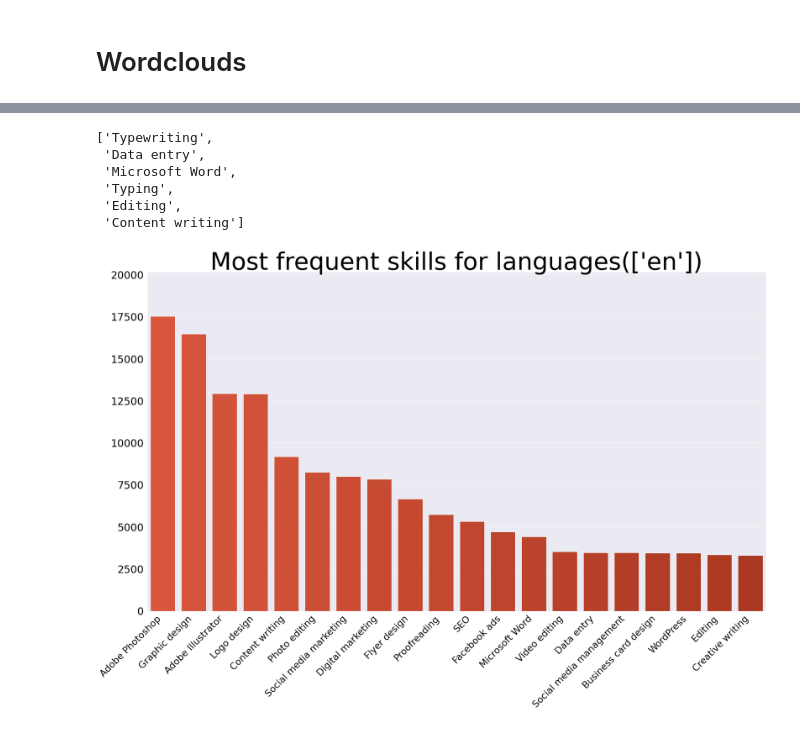
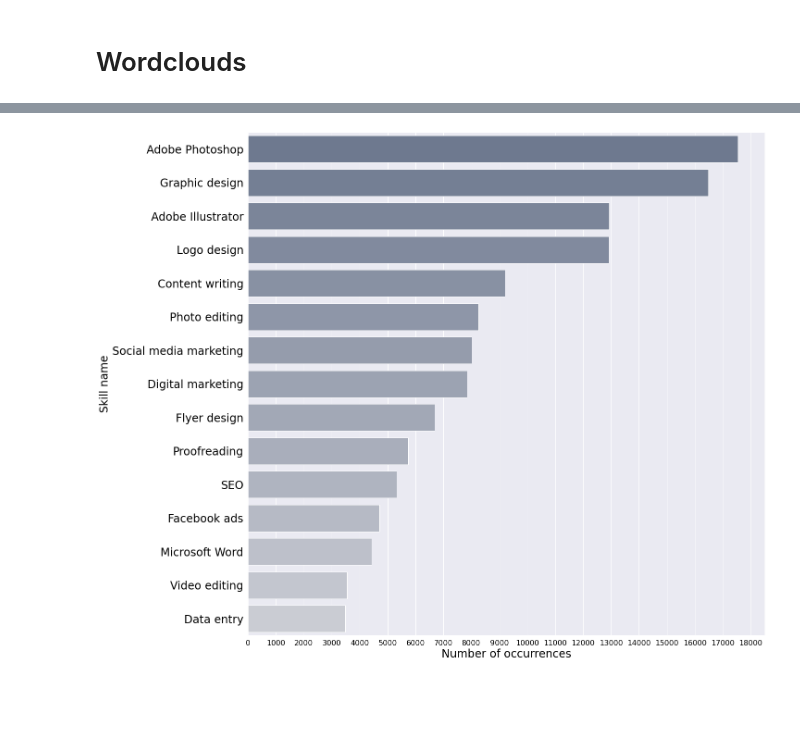
Before and after one commit to pszelew/master-thesis, a Jupyter notebook: seq2seq/analyze_sellers.ipynb, the cells around one changed output, grey strips where cells are left out. Saved outputs shown, nothing was run; the diff lists cells and outputs as text; code cells hidden in the pictures; blank space fills up the shorter version.

```diff
--- a/seq2seq/analyze_sellers.ipynb
+++ b/seq2seq/analyze_sellers.ipynb
@@ -144,0 +167,8 @@ df.head(1)
+# %%
+tokens_education = [[word for item in row for word in item] for row in df["education_lem"]]
+df["education_lem_merged"] = tokens_education
+tokens_education = [len(item) for item in tokens_education]
+df_cat = df_cat.append([{"type": "education", "length": elem} for (_, elem) in enumerate(tokens_education)], ignore_index=True)
+plt.figure(figsize=(10, 10))
+plt.title(f"Distribution of education section lengths")
+_ = plt.hist(tokens_education, bins=20, color="#c1290b", align="left")
@@ -144,0 +189,9 @@ df.head(1)
+# %%
+tokens_total = np.array(tokens_desc) + np.array(tokens_skills) + np.array(tokens_education) + np.array(tokens_language)
+df_cat = df_cat.append([{"type": "total", "length": elem} for (_, elem) in enumerate(tokens_total)], ignore_index=True)
+plt.figure(figsize=(10, 10))
+df["total_len"] = tokens_total
+plt.title(f"Distribution of total text lengths")
+# plt.xlim([-1, 21])
+# plt.xticks(np.arange(0, 21, 5))
+_ = plt.hist(tokens_total, bins=20, color="#c1290b", align="left")
@@ -145,5 +214,8 @@ df.head(1)
 # %% [markdown]
 # N-GRAMS
+# %%
+df["total_lem"] = df["description_lem"] + df["skills_lem_merged"] + df["education_lem_merged"] + df["language_lem_merged"]
+df["total_lem"] = df["total_lem"].apply(lambda x: [item.encode("ascii", "ignore").decode().replace("() ", "") for item in x])
 # %%
 n_grams = [1, 2, 3]
 
@@ -222,38 +284,30 @@ df.head(1)
-# %%
-df["skills"][0]
-# %% [output]
-['Typewriting',
- 'Data entry',
- 'Microsoft Word',
- 'Typing',
- 'Editing',
- 'Content writing']
 # %%
-skills_dict: dict = defaultdict(lambda: defaultdict(lambda: 0))
+skills_dict: dict = defaultdict(lambda: 0)
 for lang in languages:
-    for skills in df[df["language"].isin(lang)]["skills"]:
-        if skills:
-            for skill in skills:
-                skills_dict[str(lang)][skill] += 1
+    for skills in df["skills"]:
+        for skill in skills:
+            skills_dict[skill.encode("ascii", "ignore").decode().replace("() ", "")] += 1
 
 
-    skills = {k: v for k, v in sorted(skills_dict[str(lang)].items(), key=lambda item: -item[1])}
+    skills = {k: v for k, v in sorted(skills_dict.items(), key=lambda item: -item[1])}
 
-    keys, values = zip(*sorted(skills_dict[str(lang)].items(), key=lambda item: -item[1])[:20])
+    keys, values = zip(*sorted(skills_dict.items(), key=lambda item: -item[1])[:15])
     keys = np.array(keys)
     values = np.array(values)
 
-
-    pal_red = sns.color_palette('blend:#f24423,#c1290b', len(values))
-    fig = plt.figure(figsize=(32, 18))
-    graph = sns.barplot(x = keys, y = values, palette= np.array(pal_red[::])[range(len(values))])
-    graph.set_title(f"Most frequent skills for languages({lang})", fontsize=70)
+    pal_red = sns.color_palette('blend:#687795,#c8cbd5', len(values))
+    fig = plt.figure(figsize=(20, 20))
+    graph = sns.barplot(y = keys, x = values, palette=pal_red)
+    # graph.set_title(f"Most frequent skills", fontsize=70)
     ax = plt.gca()
-    plt.ylim(0, max(values) + 0.15*max(values))
+    # plt.ylim(0, max(values) + 0.15*max(values))
     # ax.bar_label(ax.containers[0], labels =["{:.2f}".format(val) for val in values], fontsize=20)
-    ax.tick_params(axis='y', which='major', labelsize=30)
-    graph.set_xticklabels(graph.get_xticklabels(), rotation=45, horizontalalignment='right', fontsize=27)
-    # plt.savefig(f"words_32_{i}.png", transparent=True, dpi=300)
-    plt.show()
+    # ax.tick_params(axis='y', which='major', labelsize=30)
+    graph.set_yticklabels(graph.get_yticklabels(), horizontalalignment='right', fontsize=24)
+    plt.xticks(np.arange(0, 18001, 1000), fontsize=16)
+    plt.xlabel("Number of occurrences", fontsize=24)
+    plt.ylabel("Skill name", fontsize=24)
+    plt.xlim([0, 18500])
+    plt.savefig("analyzis/skills.png", dpi=300, bbox_inches='tight')
 # %% [output]
-[figure, old version]
+[figure, new version]
```
Also changed, not shown: parts of 27 cells of this notebook, 14 other files.
